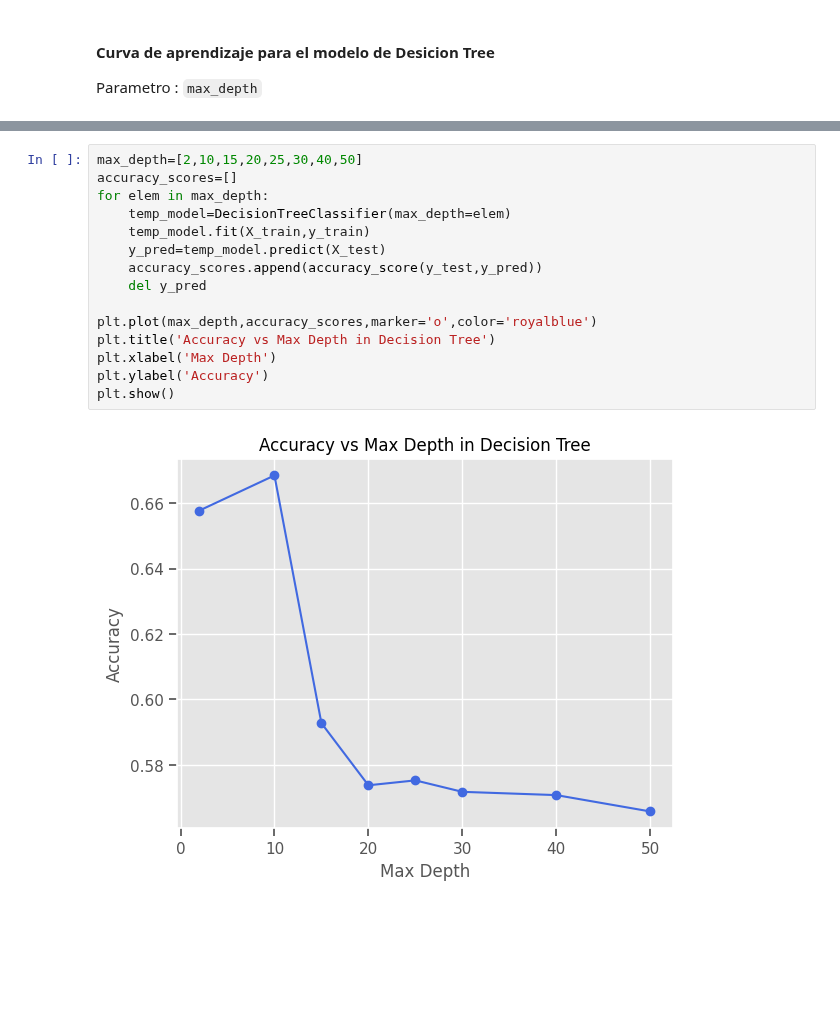
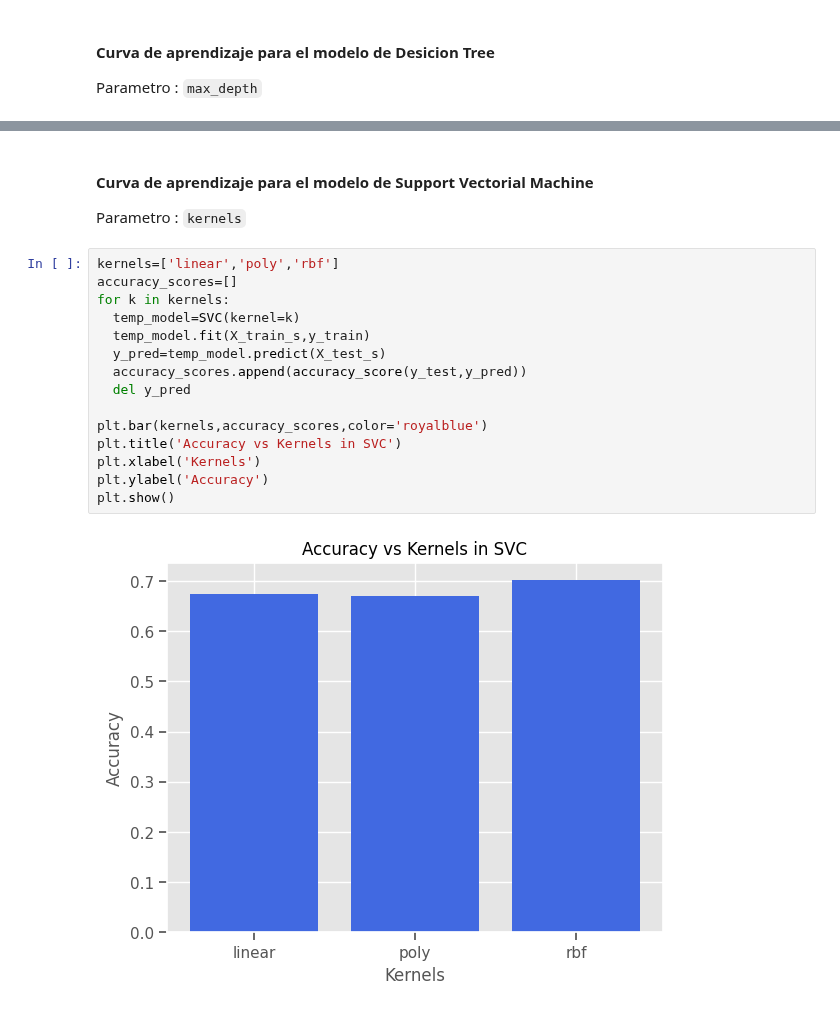
Before and after one commit to Jonkkeyler333/Deteccion_sindrome_ojo_seco, a Jupyter notebook: main.ipynb, the cells around one changed output, grey strips where cells are left out. Saved outputs shown, nothing was run; the diff lists cells and outputs as text; blank space fills up the shorter version.

Commit message:
Learning curves

````diff
--- a/main.ipynb
+++ b/main.ipynb
@@ -558,17 +646,20 @@
+# %% [markdown]
+#### Curva de aprendizaje para el modelo de Support Vectorial Machine
+Parametro : ```kernels```
 # %%
-max_depth=[2,10,15,20,25,30,40,50]
+kernels=['linear','poly','rbf']
 accuracy_scores=[]
-for elem in max_depth:
-    temp_model=DecisionTreeClassifier(max_depth=elem)
-    temp_model.fit(X_train,y_train)
-    y_pred=temp_model.predict(X_test)
-    accuracy_scores.append(accuracy_score(y_test,y_pred))
-    del y_pred
+for k in kernels:
+  temp_model=SVC(kernel=k)
+  temp_model.fit(X_train_s,y_train)
+  y_pred=temp_model.predict(X_test_s)
+  accuracy_scores.append(accuracy_score(y_test,y_pred))
+  del y_pred
 
-plt.plot(max_depth,accuracy_scores,marker='o',color='royalblue')
-plt.title('Accuracy vs Max Depth in Decision Tree')
-plt.xlabel('Max Depth')
+plt.bar(kernels,accuracy_scores,color='royalblue')
+plt.title('Accuracy vs Kernels in SVC')
+plt.xlabel('Kernels')
 plt.ylabel('Accuracy')
 plt.show()
 # %% [output]
-[figure, old version]
+[figure, new version]
````
Also changed, not shown: parts of 26 cells of this notebook.
